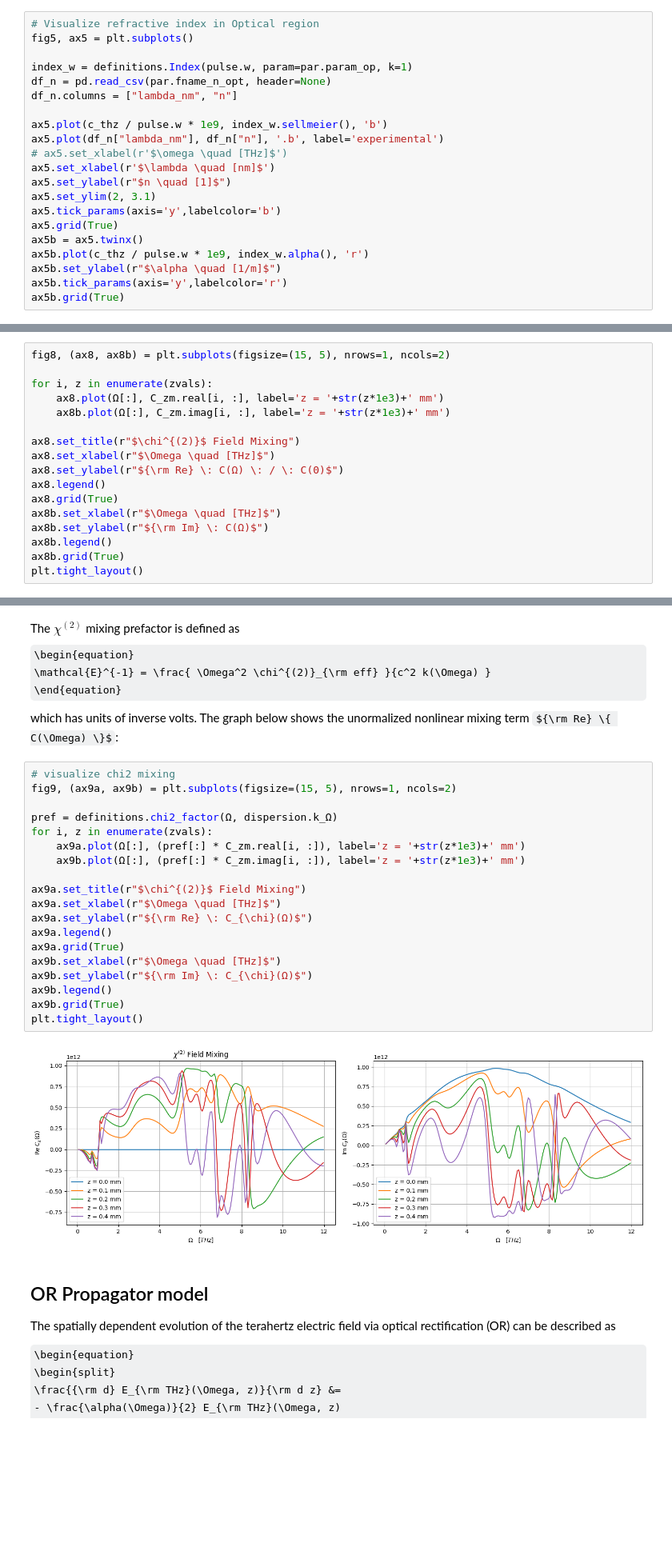
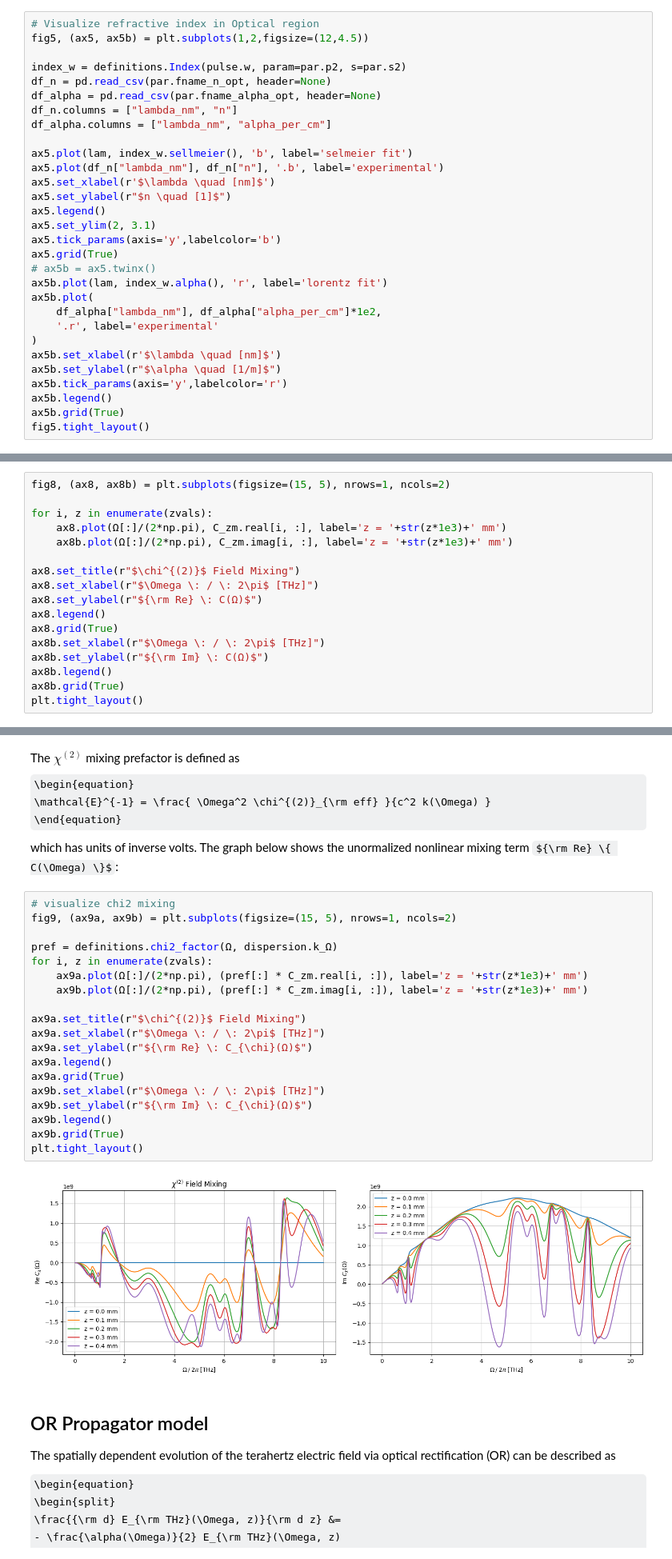
Before and after one commit to p-engel/nonlinear_optics, a Jupyter notebook: optical_rectification/analysis.ipynb, the cells around one changed output, grey strips where cells are left out. Shown at 80% size. Cells and saved outputs as stored; diff of their text form; some formulas as TeX source; blank space fills up the shorter version.

```diff
--- a/optical_rectification/analysis.ipynb
+++ b/optical_rectification/analysis.ipynb
@@ -164,22 +168,31 @@ plt.grid(True)
 # %%
 # Visualize refractive index in Optical region
-fig5, ax5 = plt.subplots()
+fig5, (ax5, ax5b) = plt.subplots(1,2,figsize=(12,4.5))
 
-index_w = definitions.Index(pulse.w, param=par.param_op, k=1)
+index_w = definitions.Index(pulse.w, param=par.p2, s=par.s2)
 df_n = pd.read_csv(par.fname_n_opt, header=None)
+df_alpha = pd.read_csv(par.fname_alpha_opt, header=None)
 df_n.columns = ["lambda_nm", "n"]
+df_alpha.columns = ["lambda_nm", "alpha_per_cm"]
 
-ax5.plot(c_thz / pulse.w * 1e9, index_w.sellmeier(), 'b')
+ax5.plot(lam, index_w.sellmeier(), 'b', label='selmeier fit')
 ax5.plot(df_n["lambda_nm"], df_n["n"], '.b', label='experimental')
-# ax5.set_xlabel(r'$\omega \quad [THz]$')
 ax5.set_xlabel(r'$\lambda \quad [nm]$')
 ax5.set_ylabel(r"$n \quad [1]$")
+ax5.legend()
 ax5.set_ylim(2, 3.1)
 ax5.tick_params(axis='y',labelcolor='b')
 ax5.grid(True)
-ax5b = ax5.twinx()
-ax5b.plot(c_thz / pulse.w * 1e9, index_w.alpha(), 'r')
+# ax5b = ax5.twinx()
+ax5b.plot(lam, index_w.alpha(), 'r', label='lorentz fit')
+ax5b.plot(
+    df_alpha["lambda_nm"], df_alpha["alpha_per_cm"]*1e2,
+    '.r', label='experimental'
+)
+ax5b.set_xlabel(r'$\lambda \quad [nm]$')
 ax5b.set_ylabel(r"$\alpha \quad [1/m]$")
 ax5b.tick_params(axis='y',labelcolor='r')
+ax5b.legend()
 ax5b.grid(True)
+fig5.tight_layout()
 # %% [output]
@@ -337,15 +352,15 @@ for i, z in enumerate(zvals):
 fig8, (ax8, ax8b) = plt.subplots(figsize=(15, 5), nrows=1, ncols=2)
 
 for i, z in enumerate(zvals):
-    ax8.plot(Ω[:], C_zm.real[i, :], label='z = '+str(z*1e3)+' mm')
-    ax8b.plot(Ω[:], C_zm.imag[i, :], label='z = '+str(z*1e3)+' mm')
+    ax8.plot(Ω[:]/(2*np.pi), C_zm.real[i, :], label='z = '+str(z*1e3)+' mm')
+    ax8b.plot(Ω[:]/(2*np.pi), C_zm.imag[i, :], label='z = '+str(z*1e3)+' mm')
 
 ax8.set_title(r"$\chi^{(2)}$ Field Mixing")
-ax8.set_xlabel(r"$\Omega \quad [THz]$")
-ax8.set_ylabel(r"${\rm Re} \: C(Ω) \: / \: C(0)$")
+ax8.set_xlabel(r"$\Omega \: / \: 2\pi$ [THz]")
+ax8.set_ylabel(r"${\rm Re} \: C(Ω)$")
 ax8.legend()
 ax8.grid(True)
-ax8b.set_xlabel(r"$\Omega \quad [THz]$")
+ax8b.set_xlabel(r"$\Omega \: / \: 2\pi$ [THz]")
 ax8b.set_ylabel(r"${\rm Im} \: C(Ω)$")
 ax8b.legend()
 ax8b.grid(True)
@@ -362,24 +377,24 @@ ${\rm Re} \{ C(\Omega) \}$:
 # %%
 # visualize chi2 mixing
 fig9, (ax9a, ax9b) = plt.subplots(figsize=(15, 5), nrows=1, ncols=2)
 
 pref = definitions.chi2_factor(Ω, dispersion.k_Ω)
 for i, z in enumerate(zvals):
-    ax9a.plot(Ω[:], (pref[:] * C_zm.real[i, :]), label='z = '+str(z*1e3)+' mm')
-    ax9b.plot(Ω[:], (pref[:] * C_zm.imag[i, :]), label='z = '+str(z*1e3)+' mm')
+    ax9a.plot(Ω[:]/(2*np.pi), (pref[:] * C_zm.real[i, :]), label='z = '+str(z*1e3)+' mm')
+    ax9b.plot(Ω[:]/(2*np.pi), (pref[:] * C_zm.imag[i, :]), label='z = '+str(z*1e3)+' mm')
 
 ax9a.set_title(r"$\chi^{(2)}$ Field Mixing")
-ax9a.set_xlabel(r"$\Omega \quad [THz]$")
+ax9a.set_xlabel(r"$\Omega \: / \: 2\pi$ [THz]")
 ax9a.set_ylabel(r"${\rm Re} \: C_{\chi}(Ω)$")
 ax9a.legend()
 ax9a.grid(True)
-ax9b.set_xlabel(r"$\Omega \quad [THz]$")
+ax9b.set_xlabel(r"$\Omega \: / \: 2\pi$ [THz]")
 ax9b.set_ylabel(r"${\rm Im} \: C_{\chi}(Ω)$")
 ax9b.legend()
 ax9b.grid(True)
 plt.tight_layout()
 # %% [output]
-[figure, old version]
+[figure, new version]
 # %% [markdown]
 ## OR Propagator model
 The spatially dependent evolution of the terahertz electric field via optical rectification (OR) can be described as
```
Also changed, not shown: parts of 16 cells of this notebook.
